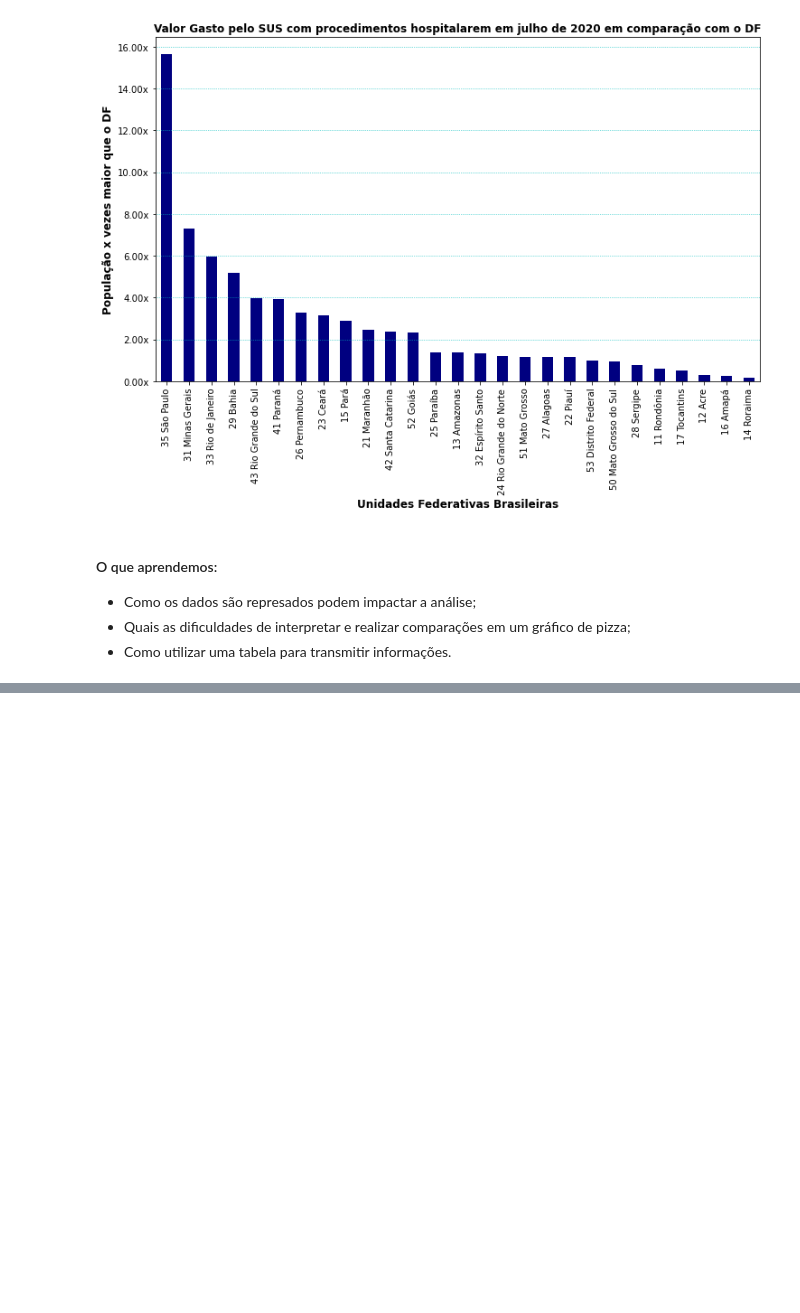
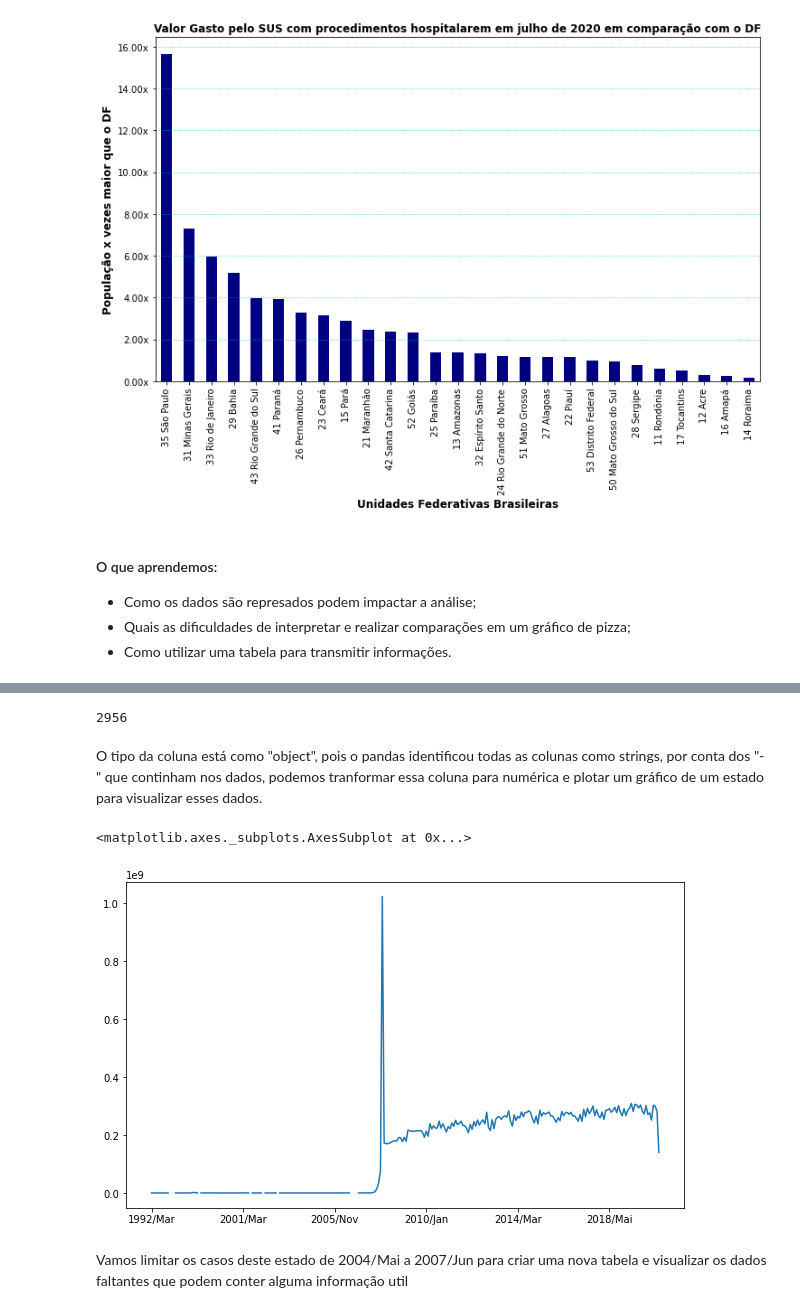
Before and after one commit to chermont04/BootCamp-Alura, a Jupyter notebook: modulos/Modulo_01.ipynb, the cells around one changed output, grey strips where cells are left out. Cells and saved outputs as stored; diff of their text form; code cells hidden in the pictures; blank space fills up the shorter version.

```diff
--- a/modulos/Modulo_01.ipynb
+++ b/modulos/Modulo_01.ipynb
@@ -1179,0 +1185,7 @@ plt.show()
+# %%
+url = "https://raw.githubusercontent.com/alura-cursos/agendamento-hospitalar/main/dados/A160324189_28_143_208.csv"
+
+dados = pd.read_csv(url, encoding = "ISO-8859-1", engine = "python",
+                   skiprows = 3, sep = ";", skipfooter = 12,
+                   thousands = ".", decimal = ",", index_col = 0).drop('Total', axis = 1)
+dados.head()
@@ -1179,0 +1219,3 @@ plt.show()
+# %%
+dados = dados.replace("-", np.nan)
+dados.head()
@@ -1179,0 +1251,15 @@ plt.show()
+# %%
+dados.isnull().sum().sum()
+# %% [output]
+2956
+# %% [markdown]
+O tipo da coluna está como "object", pois o pandas identificou todas as colunas como strings, por conta dos "-" que continham nos dados, podemos tranformar essa coluna para numérica e plotar um gráfico de um estado para visualizar esses dados.
+# %%
+dados = dados.astype("float64")
+# %%
+dados.loc['35 São Paulo'].plot(figsize = (10,6))
+# %% [output]
+<matplotlib.axes._subplots.AxesSubplot at 0x...>
+[figure, added]
+# %% [markdown]
+Vamos limitar os casos deste estado de 2004/Mai a 2007/Jun para criar uma nova tabela e visualizar os dados faltantes que podem conter alguma informação util
```
Also changed, not shown: parts of 33 cells of this notebook.
